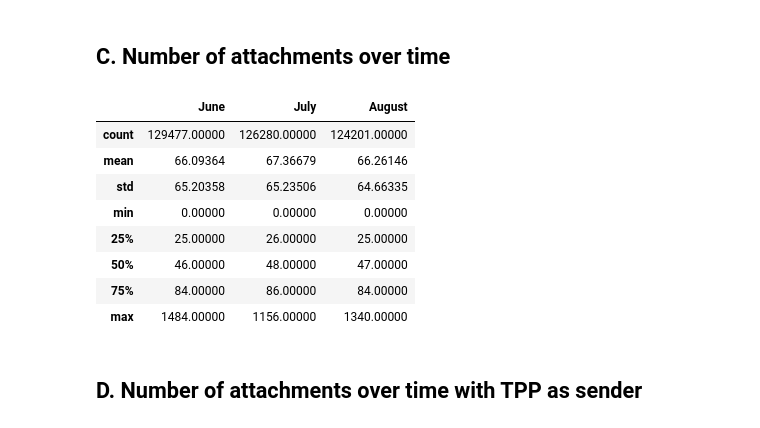
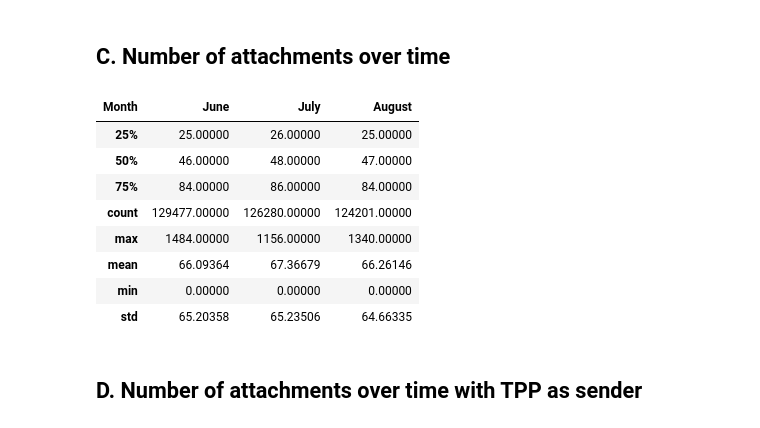
Before and after one commit to nhsconnect/prm-gp2gp-data-sandbox, a Jupyter notebook: notebooks/70-PRMT-2346-attachments-over-time.ipynb, the cells around one changed output. Saved outputs shown, nothing was run; the diff lists cells and outputs as text; code cells hidden in the pictures.

```diff
--- a/notebooks/70-PRMT-2346-attachments-over-time.ipynb
+++ b/notebooks/70-PRMT-2346-attachments-over-time.ipynb
@@ -140,26 +127,0 @@ ehr_attachments_grouped_by_conversation = ehr_attachments.groupby(by="conversati
-# %%
-# Calculate summary statistics for each month - number of attachements
-
-june_bool = ehr_attachments_grouped_by_conversation['Month'] == "2021-06"
-june_attachments = ehr_attachments_grouped_by_conversation[june_bool]
-june_summary = june_attachments.describe().rename(columns={"Length": "June"})
-
-july_bool = ehr_attachments_grouped_by_conversation['Month'] == "2021-07"
-july_attachments = ehr_attachments_grouped_by_conversation[july_bool]
-july_summary =july_attachments.describe().rename(columns={"Length": "July"})
-
-august_bool = ehr_attachments_grouped_by_conversation['Month'] == "2021-08"
-august_attachments = ehr_attachments_grouped_by_conversation[august_bool]
-august_summary = august_attachments.describe().rename(columns={"Length": "August"})
-
-pd.concat([june_summary, july_summary, august_summary], axis=1)
-# %% [output]
-|  | June | July | August |
-| count | 129477.00000 | 126280.00000 | 124201.00000 |
-| mean | 66.09364 | 67.36679 | 66.26146 |
-| std | 65.20358 | 65.23506 | 64.66335 |
-| min | 0.00000 | 0.00000 | 0.00000 |
-| 25% | 25.00000 | 26.00000 | 25.00000 |
-| 50% | 46.00000 | 48.00000 | 47.00000 |
-| 75% | 84.00000 | 86.00000 | 84.00000 |
-| max | 1484.00000 | 1156.00000 | 1340.00000 |
@@ -166,2 +144,14 @@ pd.concat([june_summary, july_summary, august_summary], axis=1)
+# %%
+generate_monthly_attachment_number_stats(ehr_attachments)
+# %% [output]
+| Month | June | July | August |
+| 25% | 25.00000 | 26.00000 | 25.00000 |
+| 50% | 46.00000 | 48.00000 | 47.00000 |
+| 75% | 84.00000 | 86.00000 | 84.00000 |
+| count | 129477.00000 | 126280.00000 | 124201.00000 |
+| max | 1484.00000 | 1156.00000 | 1340.00000 |
+| mean | 66.09364 | 67.36679 | 66.26146 |
+| min | 0.00000 | 0.00000 | 0.00000 |
+| std | 65.20358 | 65.23506 | 64.66335 |
 # %% [markdown]
 ## D. Number of attachments over time with TPP as sender
```
Also changed, not shown: parts of 16 cells of this notebook.
